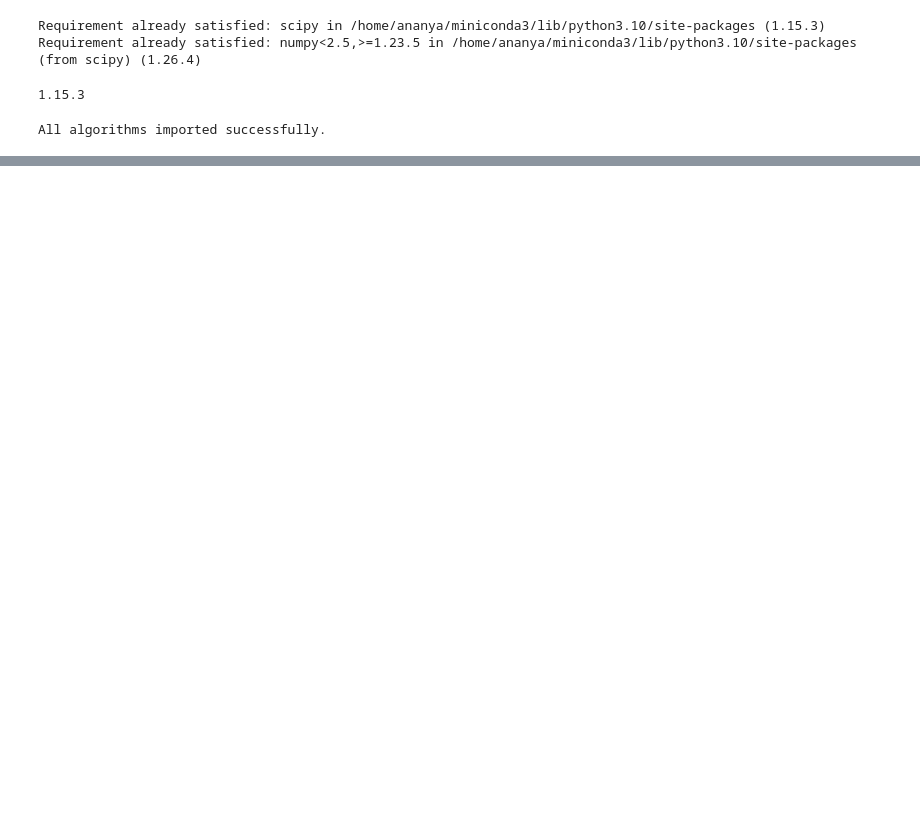
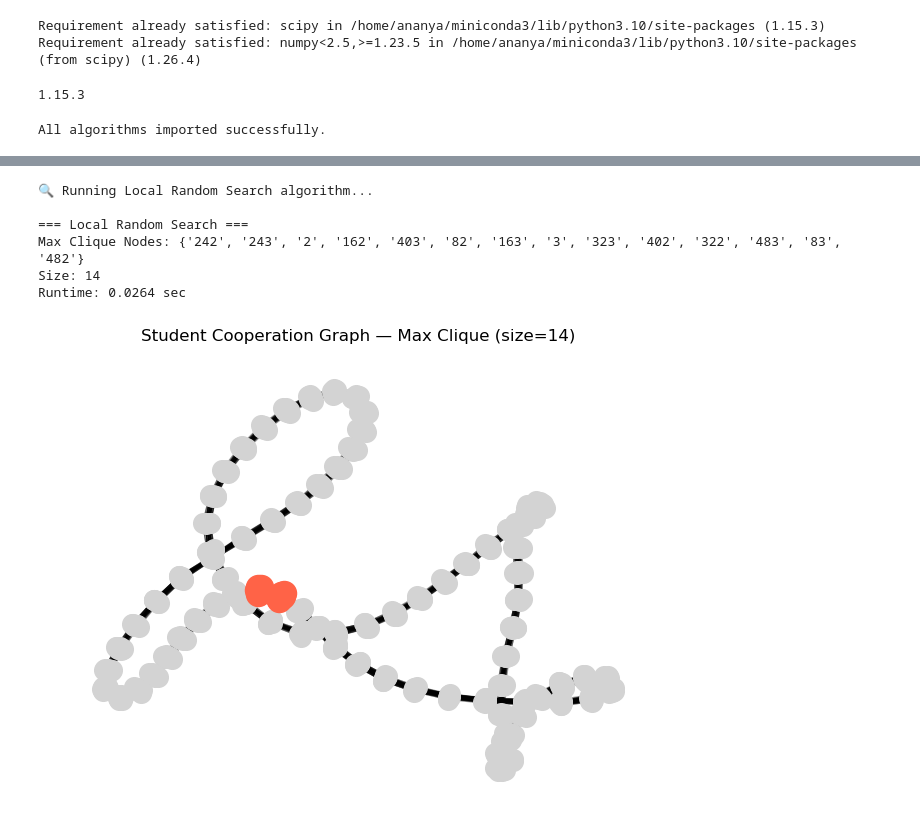
Before and after one commit to NehaP1706/MaximumClique, a Jupyter notebook: experiments/large_graphs.ipynb, the cells around one changed output, grey strips where cells are left out. Saved outputs shown, nothing was run; the diff lists cells and outputs as text; code cells hidden in the pictures; blank space fills up the shorter version.

```diff
--- a/experiments/large_graphs.ipynb
+++ b/experiments/large_graphs.ipynb
@@ -170,5 +179,38 @@ Runtime: 0.0115 sec
 # %%
-# local_random
+# Local Random search
+print("\n🔍 Running Local Random Search algorithm...\n")
+
+start = time.time()
+max_clique, runtime = local_random_clique(G_dict)
+end = time.time()
+
+print("=== Local Random Search ===")
+print(f"Max Clique Nodes: {max_clique}")
+print(f"Size: {len(max_clique)}")
+print(f"Runtime: {end - start:.4f} sec\n")
+
+G_nx = nx.Graph()
+for node, nbrs in G_dict.items():
+    for nbr in nbrs:
+        G_nx.add_edge(node, nbr)
+
+pos = nx.spring_layout(G_nx, seed=42)
+
+plt.figure(figsize=(8, 6))
+nx.draw_networkx_nodes(G_nx, pos, node_color="lightgray", node_size=200)
+nx.draw_networkx_edges(G_nx, pos, alpha=0.4)
+nx.draw_networkx_nodes(G_nx, pos, nodelist=max_clique, node_color="tomato", node_size=300)
+plt.title(f"Student Cooperation Graph — Max Clique (size={len(max_clique)})")
+plt.axis("off")
+plt.show()
+# %% [output]
+🔍 Running Local Random Search algorithm...
+
+=== Local Random Search ===
+Max Clique Nodes: {'242', '243', '2', '162', '403', '82', '163', '3', '323', '402', '322', '483', '83', '482'}
+Size: 14
+Runtime: 0.0264 sec
+[figure, added]
 # %%
 # Simulated Annealing
 print("\n🔍 Running Simulated Annealing algorithms...\n")
```
Also changed, not shown: parts of 7 cells of this notebook, 3 other files.
